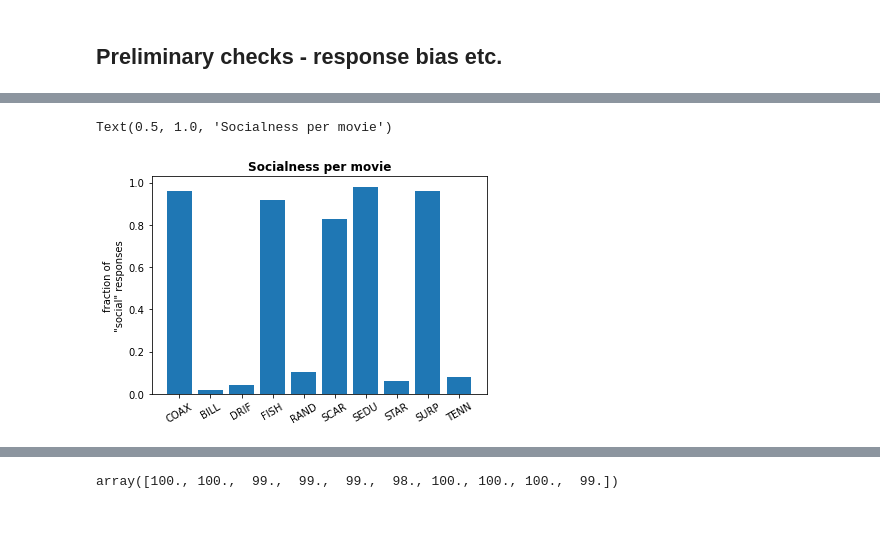
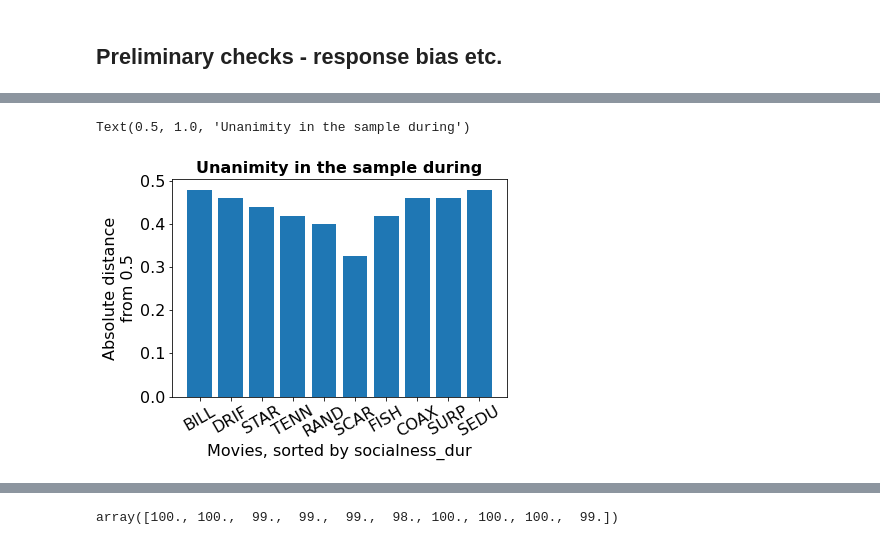
Before and after one commit to rvarrier/HCP_socialtask_analysis, a Jupyter notebook: RT_online_task/Analyses-1.ipynb, the cells around one changed output, grey strips where cells are left out. Drawn from its saved outputs; the diff is of its cells as text; code cells hidden in the pictures.

```diff
--- a/RT_online_task/Analyses-1.ipynb
+++ b/RT_online_task/Analyses-1.ipynb
@@ -10,6 +10,19 @@ import os
 import matplotlib.pyplot as plt
 import scipy.stats as stats
 import seaborn as sns
+# %%
+# setting default fontsizes for plots
+
+s=16 # CHANGE FONTSIZE HERE
+
+plt.rc('font', size=s) #controls default text size
+plt.rc('axes', titlesize=s) #fontsize of the title
+plt.rc('axes', labelsize=s) #fontsize of the x and y labels
+plt.rc('xtick', labelsize=s) #fontsize of the x tick labels
+plt.rc('ytick', labelsize=s) #fontsize of the y tick labels
+plt.rc('legend', fontsize=s) #fontsize of the legend
+#import matplotlib as mpl
+#mpl.rcParams['font.weight']= 'normal'
 # %%
 # load data
 final_data_folder = r'/Users/f0053cz/Dropbox (Dartmouth College)/postdoc_Dartmouth/HCP/RT_online_task'
@@ -50,17 +152,14 @@ movie_names = ['COAXINGB0','BILLIARDA1','DRIFTINGA2','FISHING3','RANDOMMECH4',
 # %%
-# plot mean socialness
-subsel_data = dat_all.loc[:,['movie_ind','respDur_keys','respDur_rt']].groupby(['movie_ind','respDur_keys']).count()
-subsel_data = subsel_data.unstack(level = -1)
-subsel_data['socialness'] = subsel_data['respDur_rt']['left']/(subsel_data['respDur_rt']['left'] +
-                                                               subsel_data['respDur_rt']['right'])
-plt.bar(range(10),subsel_data['socialness'].values)
+# plot certainty/unanimity in perception
+subsel_data_dur['unanimity'] = np.abs(0.5-subsel_data_dur['socialness_dur']/100)
+plt.bar(range(10),subsel_data_dur['unanimity'].values)
 lbls = [str.upper(i[:4]) for i in movie_names]
-#plt.xticks(subsel_data.index)
-plt.xticks(np.arange(10),lbls, rotation = 30)
+plt.xticks(np.arange(10),[str.upper(movie_names[int(i)][:4]) for i in subsel_data_dur.index], rotation = 30)
 #plt.ylim(.7,1)
 plt.xlabel('')
-plt.ylabel('fraction of\n"social" responses')
-plt.title('Socialness per movie', fontweight = 'bold')
+plt.ylabel('Absolute distance\nfrom 0.5')
+plt.xlabel('Movies, sorted by socialness_dur')
+plt.title('Unanimity in the sample during', fontweight = 'bold')
 # %% [output]
-Text(0.5, 1.0, 'Socialness per movie')
+Text(0.5, 1.0, 'Unanimity in the sample during')
-[figure, old version]
+[figure, new version]
```
Also changed, not shown: parts of 51 cells of this notebook, 5 other files.
